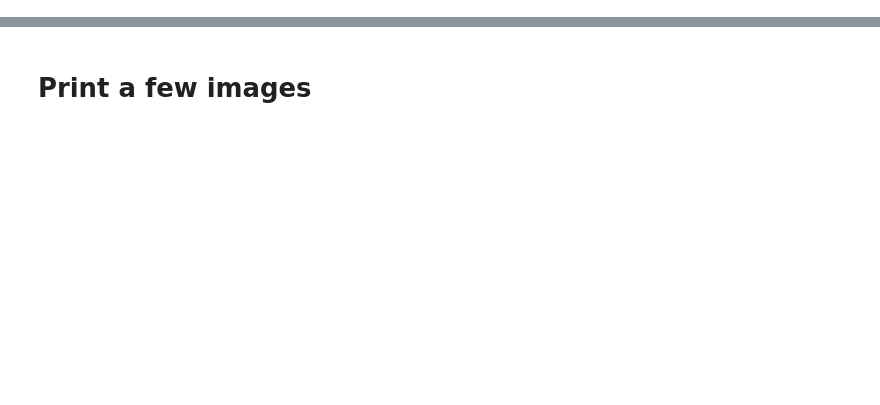
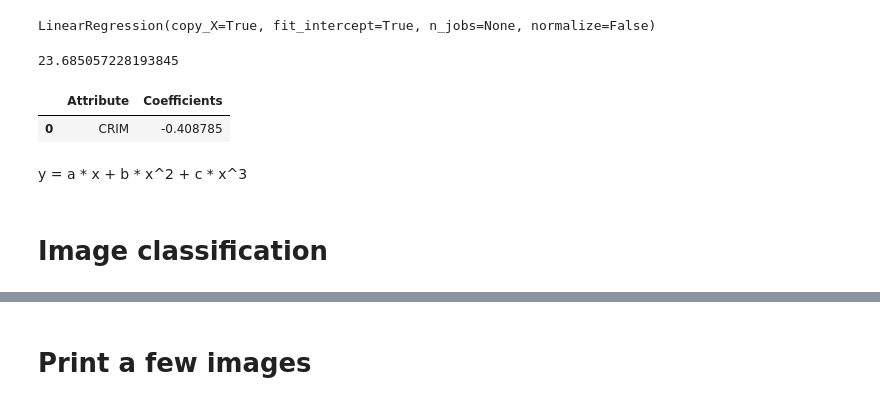
Before and after one commit to naveenrc/ml-lab, a Jupyter notebook: lab.ipynb, the cells around one changed output, grey strips where cells are left out. Saved outputs shown, nothing was run; the diff lists cells and outputs as text; code cells hidden in the pictures; blank space fills up the shorter version.

```diff
--- a/lab.ipynb
+++ b/lab.ipynb
@@ -5,3 +28,28 @@
+# %%
+X = data[['CRIM']]
+y = data['PRICE']
+
+X_train, X_test, y_train, y_test = train_test_split(X,y, test_size = 0.3, random_state = 4)
+
+lm = LinearRegression()
+lm.fit(X_train, y_train)
+# %% [output]
+LinearRegression(copy_X=True, fit_intercept=True, n_jobs=None, normalize=False)
+# %%
+lm.intercept_
+# %% [output]
+23.685057228193845
+# %%
+coeffcients = pd.DataFrame([X_train.columns,lm.coef_]).T
+coeffcients = coeffcients.rename(columns={0: 'Attribute', 1: 'Coefficients'})
+coeffcients
+# %% [output]
+|  | Attribute | Coefficients |
+| 0 | CRIM | -0.408785 |
+# %% [markdown]
+y = a * x + b * x^2 + c * x^3
+# %% [markdown]
+# **Image classification**
 # %%
 !pip install ipympl
 !pip install tensorflow
```
Also changed, not shown: parts of 9 cells of this notebook.
